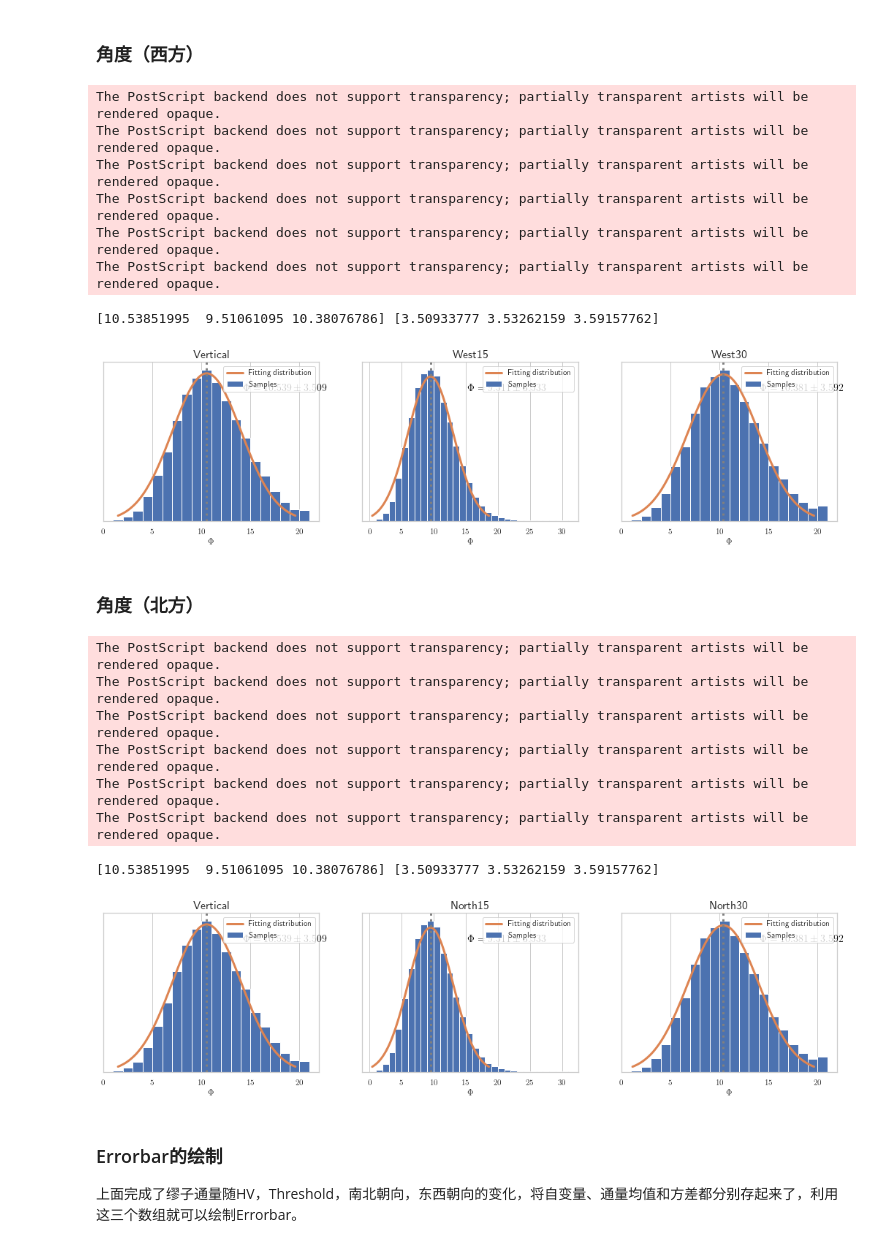
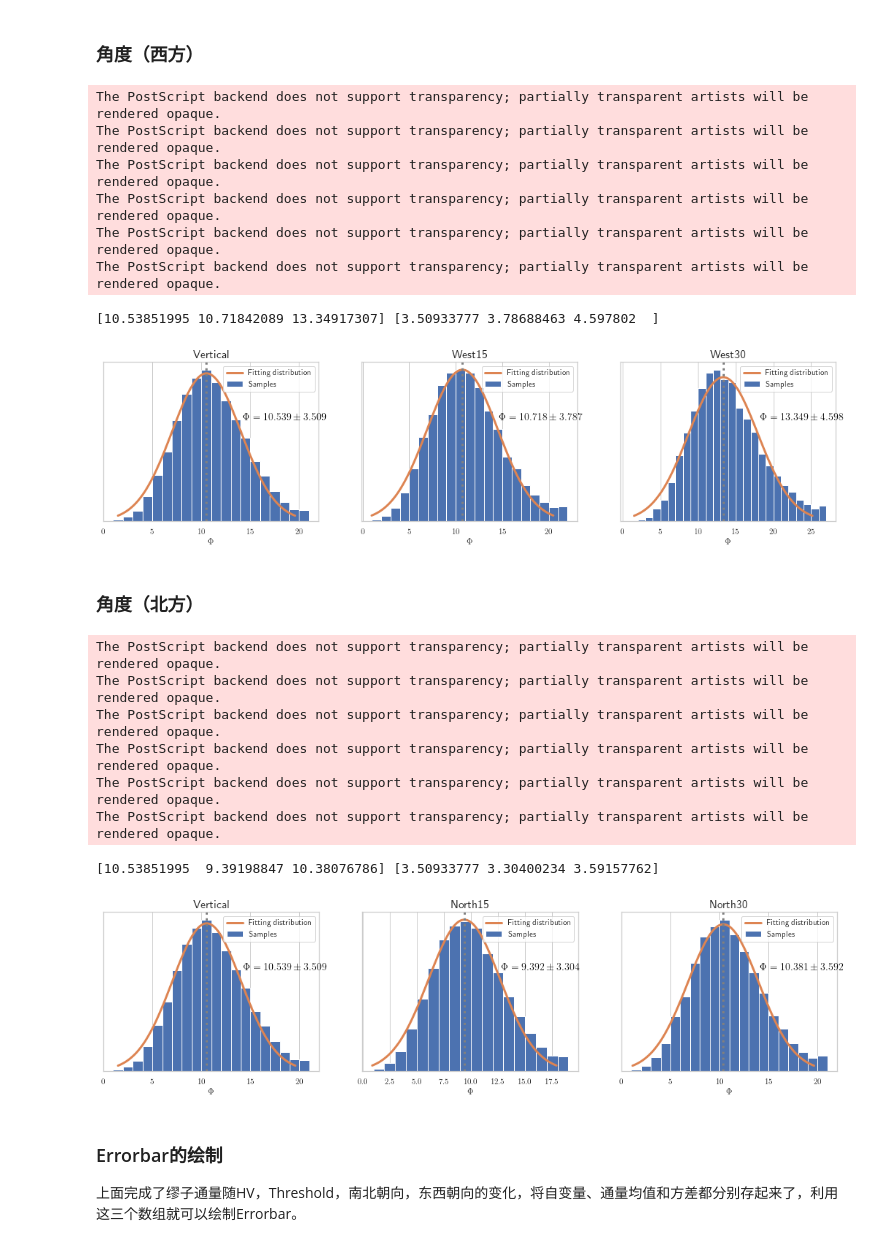
Before and after one commit to wangfh5/Jupyternotebook, a Jupyter notebook: Muon.ipynb, the cells around one changed output. Saved outputs shown, nothing was run; the diff lists cells and outputs as text; code cells hidden in the pictures.

```diff
--- a/Muon.ipynb
+++ b/Muon.ipynb
@@ -39,3 +39,7 @@ print(a1)
 np.savetxt("muondecay.txt",a1)
 # %% [output]
 [2960, 2020, 260, 900, 5480, 10520, 320, 15020, 1860, 2280, 4000, 1580, 8300, 21200, 3300, 300, 1080, 80, 2840, 20140, 760, 100, 460, 7820, 4220, 5680, 620, 6580, 19140, 20460, 2780, 580, 7880, 11880, ...
+# %%
+fig, ax = plt.subplots(figsize=(16,12))
+ax.hist(a1,density=True,bins=27,color='b')
+ax.hist(a1,density=True,bins=54,color='r')
@@ -51,23 +74,23 @@ def read_flux(path):
     a1=[]
     a2=[]
     count=0
-    time=0
+    times=0
     while s:
          arr=s.split(' ')
          if(arr[0].startswith('#')):
-            time=int(arr[0][1:4],16)
-        #print(time)
-            #if(time<20*1102):
+            times=int(arr[0][1:4],16)
+        #print(times)
+            #if(times<20*1102):
             #    #print("decay event")
-            #    a1.append(time)
+            #    a1.append(times)
             #else:
             #    #print("through going")
-            #    a2.append(time)
+            #    a2.append(times)
          else:
             #print("other")
-            if(arr[0].startswith('&GPGGA')):
-                    a1.append(time)
-                    #print(time)
+            if(arr[0].startswith('&GPGGA')):#到了下一次事件，把上一次事件的最终计数值记下来
+                    a1.append(times)
+                    #print(times)
             else:
                 pass
          s=f.readline()
@@ -106,7 +129,7 @@ def fitting_histogram(X,title=None,ax=None,bins=None):
     ax.annotate('$ \Phi= {:.3f}\pm {:.3f} $'.format(loc, scale),
        fontsize=14,color='black',
        xy=(loc,0), xycoords="data",
-       xytext=(50,+180),textcoords="offset points",
+       xytext=(50,+140),textcoords="offset points",
        )
     ax.set_title(title,fontsize=16)
     ax.legend()
@@ -231,39 +254,38 @@ The PostScript backend does not support transparency; partially transparent arti
 # %% [markdown]
 ### 角度（西方）
 # %%
-alldata = []#用于存放八个一维数组
+alldata_West = []
 West = ["Vertical","West15","West30"]
 # data = read_flux("D:\muon\muondata_G3\\fluxdata\Vertical\muonflux_9.txt")
 for we in West:
     data = read_flux("D:\muon\muondata_G3\\fluxdata\{}\muonflux_9.txt".format(we))
-    alldata.append(data)
+    alldata_West.append(data)
 # %%
 fig, axes = plt.subplots(1, 3, figsize=(18, 4))
 
 West_mu = np.zeros(3)
 West_sigma = np.zeros(3)
 West = ["Vertical","West15","West30"]
-bins = [20,30,20]
+bins = [20,21,26]
 i = 0
 while i<3:
-    if i!=1:
-        alldata[i]=correction(alldata[i],3)
-    West_mu[i], West_sigma[i] = fitting_histogram(alldata[i],"{}".format(West[i]),axes[i],bins[i])
+    alldata_West[i]=correction(alldata_West[i],3)
+    West_mu[i], West_sigma[i] = fitting_histogram(alldata_West[i],"{}".format(West[i]),axes[i],bins[i])
     i+=1
 # loc,scale = fitting_histogram(a1,"HV1000",axes,18)
 # print(loc,scale)
-fig.savefig("West.eps", transparent=True)
-fig.savefig("West.png", doi=300,transparent=True)
+fig.savefig("West.eps")
+fig.savefig("West.png")
 print(West_mu,West_sigma)
 # %% [output]
 The PostScript backend does not support transparency; partially transparent artists will be rendered opaque.
 The PostScript backend does not support transparency; partially transparent artists will be rendered opaque.
 The PostScript backend does not support transparency; partially transparent artists will be rendered opaque.
 The PostScript backend does not support transparency; partially transparent artists will be rendered opaque.
 The PostScript backend does not support transparency; partially transparent artists will be rendered opaque.
 The PostScript backend does not support transparency; partially transparent artists will be rendered opaque.
-[10.53851995  9.51061095 10.38076786] [3.50933777 3.53262159 3.59157762]
+[10.53851995 10.71842089 13.34917307] [3.50933777 3.78688463 4.597802  ]
-[figure, old version]
+[figure, new version]
 # %%
 # West_flux = np.asarray([West_mu,West_sigma])
 # np.savetxt("West_flux.csv",West_flux.T,delimiter=",", header="$\\bar\Phi$,$\Delta\Phi$")
@@ -282,17 +304,16 @@ fig, axes = plt.subplots(1, 3, figsize=(18, 4))
 North_mu = np.zeros(3)
 North_sigma = np.zeros(3)
 North = ["Vertical","North15","North30"]
-bins = [20,30,20]
+bins = [20,18,20]
 i = 0
 while i<3:
-#     if i==2:
-#         alldata[i]=correction(alldata[i],3)
-    North_mu[i], North_sigma[i] = fitting_histogram(alldata[i],"{}".format(North[i]),axes[i],bins[i])
+    alldata_North[i]=correction(alldata_North[i],3)
+    North_mu[i], North_sigma[i] = fitting_histogram(alldata_North[i],"{}".format(North[i]),axes[i],bins[i])
     i+=1
 # loc,scale = fitting_histogram(a1,"HV1000",axes,18)
 # print(loc,scale)
-fig.savefig("North.eps", transparent=True)
-fig.savefig("North.png", doi=300,transparent=True)
+fig.savefig("North.eps")
+fig.savefig("North.png")
 print(North_mu,North_sigma)
 # %% [output]
 The PostScript backend does not support transparency; partially transparent artists will be rendered opaque.
@@ -301,8 +322,8 @@ The PostScript backend does not support transparency; partially transparent arti
 The PostScript backend does not support transparency; partially transparent artists will be rendered opaque.
 The PostScript backend does not support transparency; partially transparent artists will be rendered opaque.
 The PostScript backend does not support transparency; partially transparent artists will be rendered opaque.
-[10.53851995  9.51061095 10.38076786] [3.50933777 3.53262159 3.59157762]
+[10.53851995  9.39198847 10.38076786] [3.50933777 3.30400234 3.59157762]
-[figure, old version]
+[figure, new version]
 # %%
 # North_flux = np.asarray([North_mu,North_sigma])
 # np.savetxt("North_flux.csv",North_flux.T,delimiter=",", header="$\\bar\Phi$,$\Delta\Phi$")
```
Also changed, not shown: parts of 3 cells of this notebook, 9 other files.
